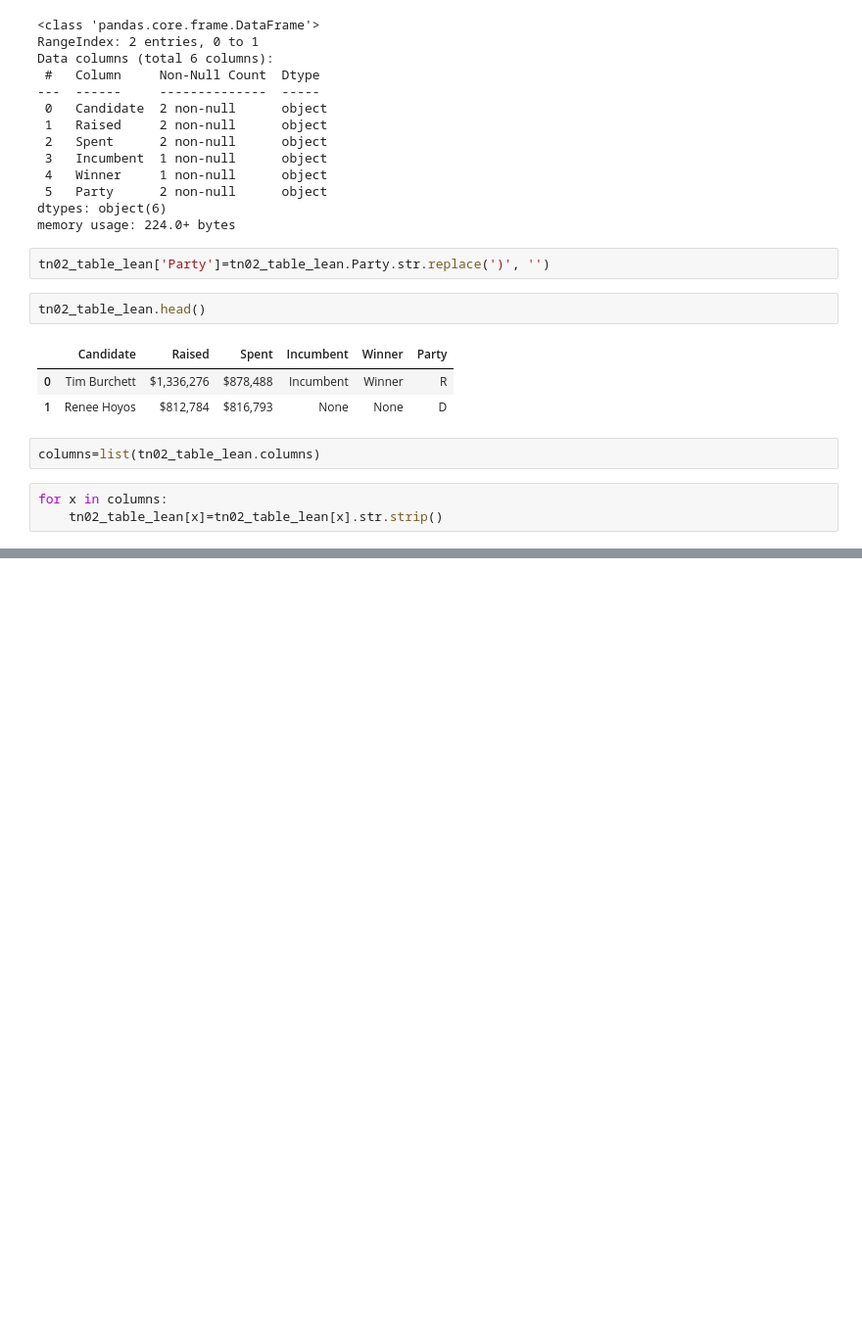
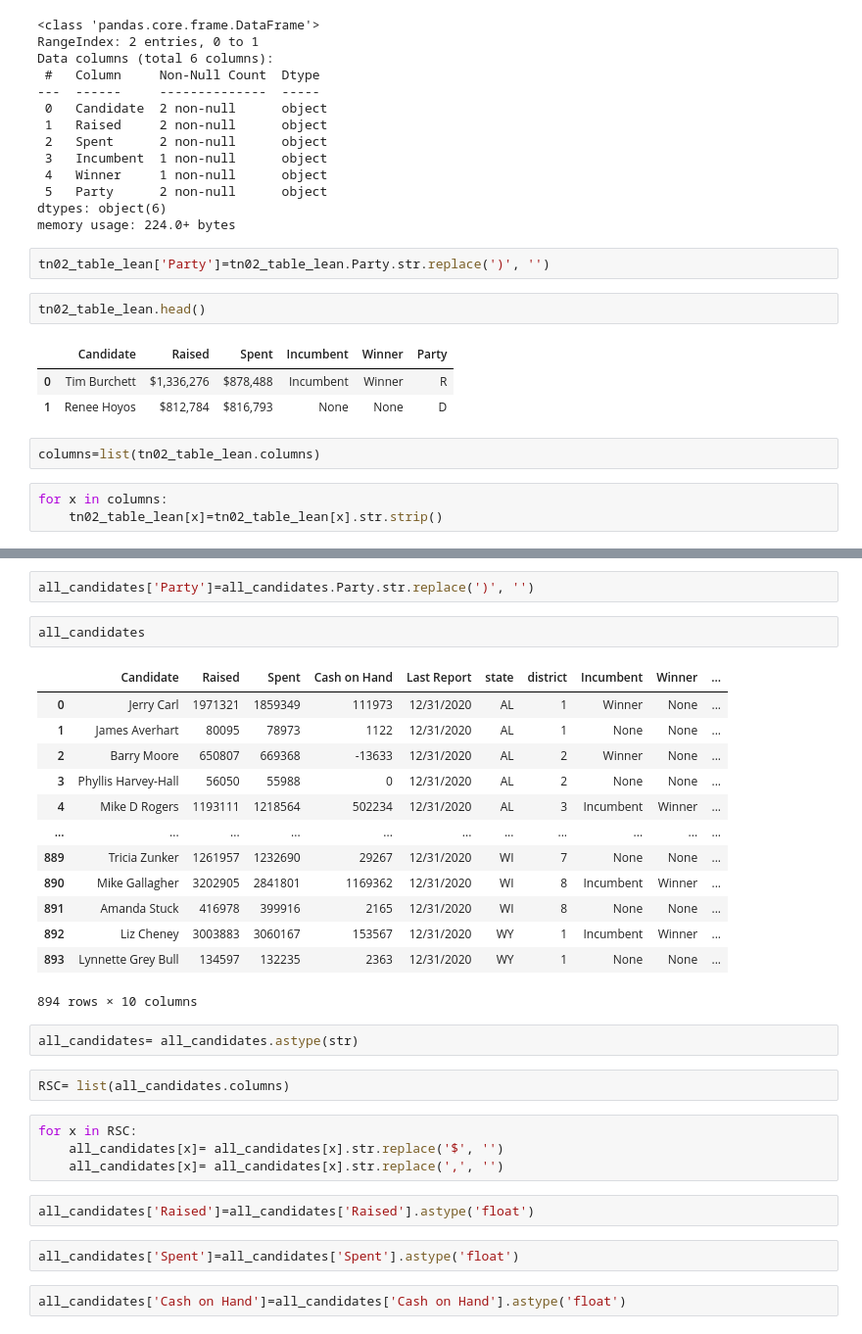
Before and after one commit to nss-data-science-cohort-5/webscraping_open_secrets-orange-oscelots_project-3, a Jupyter notebook: Political contributions.ipynb, the cells around one changed output, grey strips where cells are left out. Shown at 98% size. Drawn from its saved outputs; the diff is of its cells as text; blank space fills up the shorter version.

```diff
--- a/Political contributions.ipynb
+++ b/Political contributions.ipynb
@@ -132,0 +172,32 @@ for x in columns:
+# %%
+all_candidates['Party']=all_candidates.Party.str.replace(')', '')
+# %%
+all_candidates
+# %% [output]
+|  | Candidate | Raised | Spent | Cash on Hand | Last Report | state | district | Incumbent | Winner | ... |
+| 0 | Jerry Carl | 1971321 | 1859349 | 111973 | 12/31/2020 | AL | 1 | Winner | None | ... |
+| 1 | James Averhart | 80095 | 78973 | 1122 | 12/31/2020 | AL | 1 | None | None | ... |
+| 2 | Barry Moore | 650807 | 669368 | -13633 | 12/31/2020 | AL | 2 | Winner | None | ... |
+| 3 | Phyllis Harvey-Hall | 56050 | 55988 | 0 | 12/31/2020 | AL | 2 | None | None | ... |
+| 4 | Mike D Rogers | 1193111 | 1218564 | 502234 | 12/31/2020 | AL | 3 | Incumbent | Winner | ... |
+| ... | ... | ... | ... | ... | ... | ... | ... | ... | ... | ... |
+| 889 | Tricia Zunker | 1261957 | 1232690 | 29267 | 12/31/2020 | WI | 7 | None | None | ... |
+| 890 | Mike Gallagher | 3202905 | 2841801 | 1169362 | 12/31/2020 | WI | 8 | Incumbent | Winner | ... |
+| 891 | Amanda Stuck | 416978 | 399916 | 2165 | 12/31/2020 | WI | 8 | None | None | ... |
+| 892 | Liz Cheney | 3003883 | 3060167 | 153567 | 12/31/2020 | WY | 1 | Incumbent | Winner | ... |
+| 893 | Lynnette Grey Bull | 134597 | 132235 | 2363 | 12/31/2020 | WY | 1 | None | None | ... |
+894 rows × 10 columns
+# %%
+all_candidates= all_candidates.astype(str)
+# %%
+RSC= list(all_candidates.columns)
+# %%
+for x in RSC:
+    all_candidates[x]= all_candidates[x].str.replace('$', '')
+    all_candidates[x]= all_candidates[x].str.replace(',', '')
+# %%
+all_candidates['Raised']=all_candidates['Raised'].astype('float')
+# %%
+all_candidates['Spent']=all_candidates['Spent'].astype('float')
+# %%
+all_candidates['Cash on Hand']=all_candidates['Cash on Hand'].astype('float')
```
Also changed, not shown: parts of 7 cells of this notebook.
